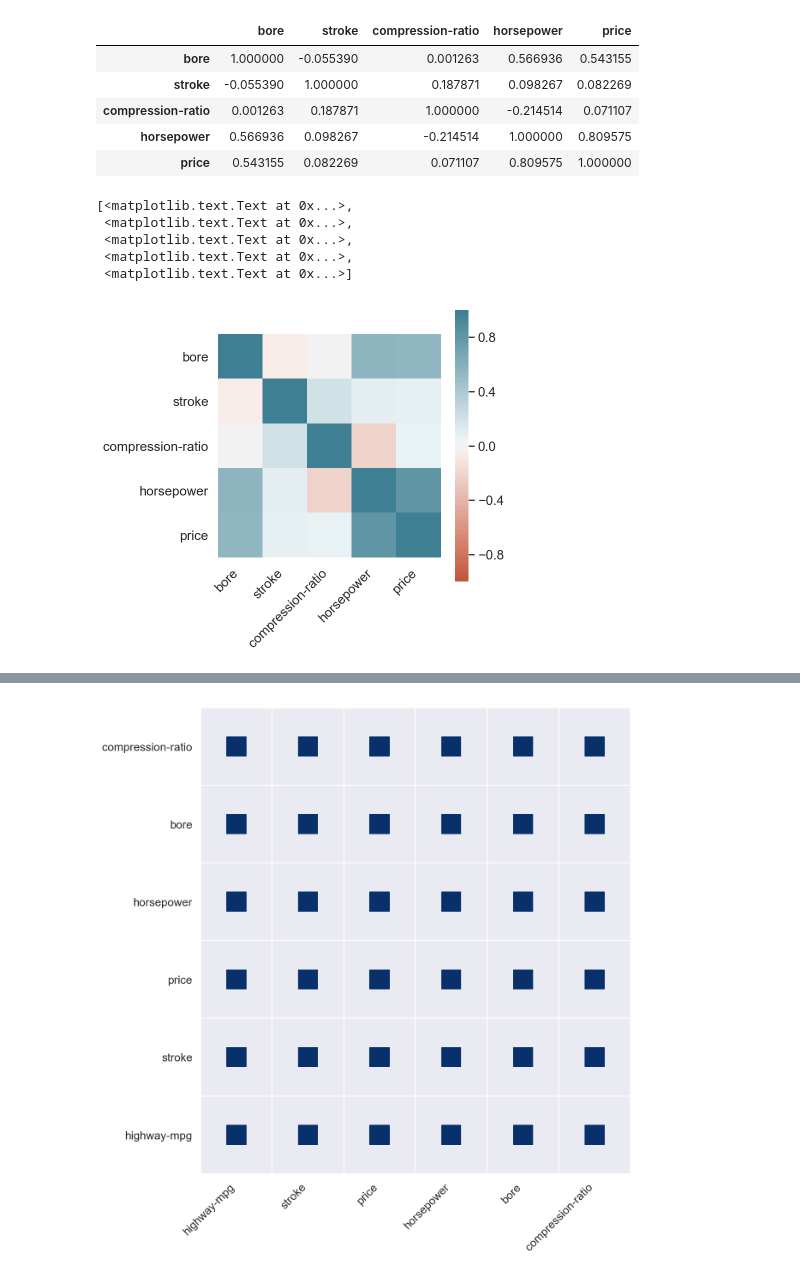
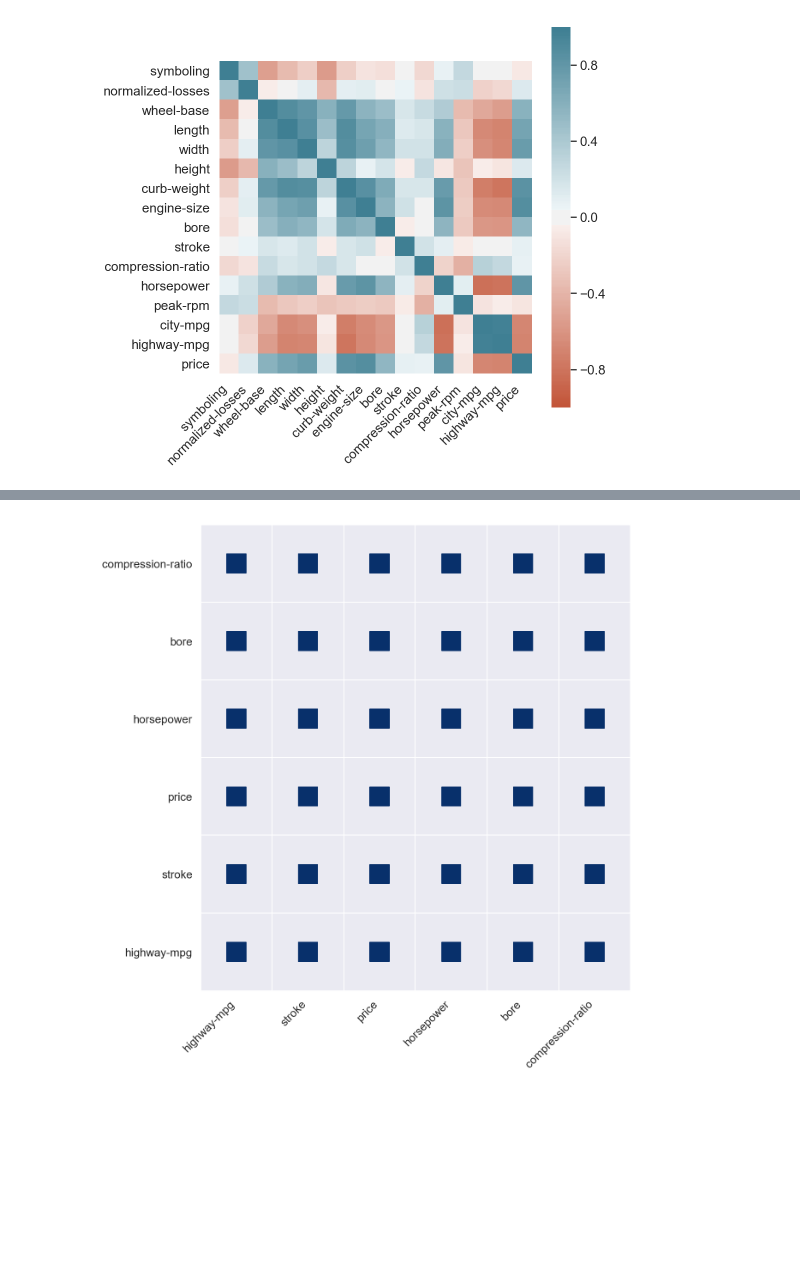
Before and after one commit to drazenz/heatmaps, a Jupyter notebook: Circle heatmap.ipynb, the cells around one changed output, grey strips where cells are left out. Saved outputs shown, nothing was run; the diff lists cells and outputs as text; code cells hidden in the pictures; blank space fills up the shorter version.

```diff
--- a/Circle heatmap.ipynb
+++ b/Circle heatmap.ipynb
@@ -3,10 +3,10 @@ import pandas as pd
 %matplotlib inline
 from matplotlib import pyplot as plt
 from pylab import rcParams
-rcParams['figure.figsize'] = 5,5
-rcParams['figure.figsize'] = 10, 10
-import scipy, scipy.stats
+rcParams['figure.figsize'] = 7,7
 import seaborn as sns
 sns.set(color_codes=True, font_scale=1.2)
 
 %config InlineBackend.figure_format = 'retina'
+%load_ext autoreload
+%autoreload 2
@@ -61,30 +13,19 @@ Name: num-of-doors, dtype: int64
 # %%
 # Step 0 - Read the dataset, calculate column correlations and make a seaborn heatmap
 
+data = pd.read_csv('https://raw.githubusercontent.com/drazenz/heatmap/master/autos.clean.csv')
 
-data = pd.read_csv('https://gist.githubusercontent.com/dzaric/576b67eabb4c51b6bc18a6aa1edd0984/raw/a2f0f379a6e5b3a0dff687a84254b2ce9367c766/autos.clean.csv')
-
-corr = data[['bore', 'stroke', 'compression-ratio', 'horsepower', 'price']].corr()
-display(corr)
+corr = data.corr()
 ax = sns.heatmap(
     corr,
-    vmin=-1,
-    vmax=1,
-    center=0,
+    vmin=-1, vmax=1, center=0,
     cmap=sns.diverging_palette(20, 220, n=200),
-    square=True,
+    square=True
 )
-ax.set_xticklabels(ax.get_xticklabels(), rotation=45, horizontalalignment='right')
+ax.set_xticklabels(
+    ax.get_xticklabels(),
+    rotation=45,
+    horizontalalignment='right'
+);
 # %% [output]
-|  | bore | stroke | compression-ratio | horsepower | price |
-| bore | 1.000000 | -0.055390 | 0.001263 | 0.566936 | 0.543155 |
-| stroke | -0.055390 | 1.000000 | 0.187871 | 0.098267 | 0.082269 |
-| compression-ratio | 0.001263 | 0.187871 | 1.000000 | -0.214514 | 0.071107 |
-| horsepower | 0.566936 | 0.098267 | -0.214514 | 1.000000 | 0.809575 |
-| price | 0.543155 | 0.082269 | 0.071107 | 0.809575 | 1.000000 |
-[<matplotlib.text.Text at 0x...>,
- <matplotlib.text.Text at 0x...>,
- <matplotlib.text.Text at 0x...>,
- <matplotlib.text.Text at 0x...>,
- <matplotlib.text.Text at 0x...>]
-[figure, old version]
+[figure, new version]
```
Also changed, not shown: parts of 11 cells of this notebook, 2 other files.
